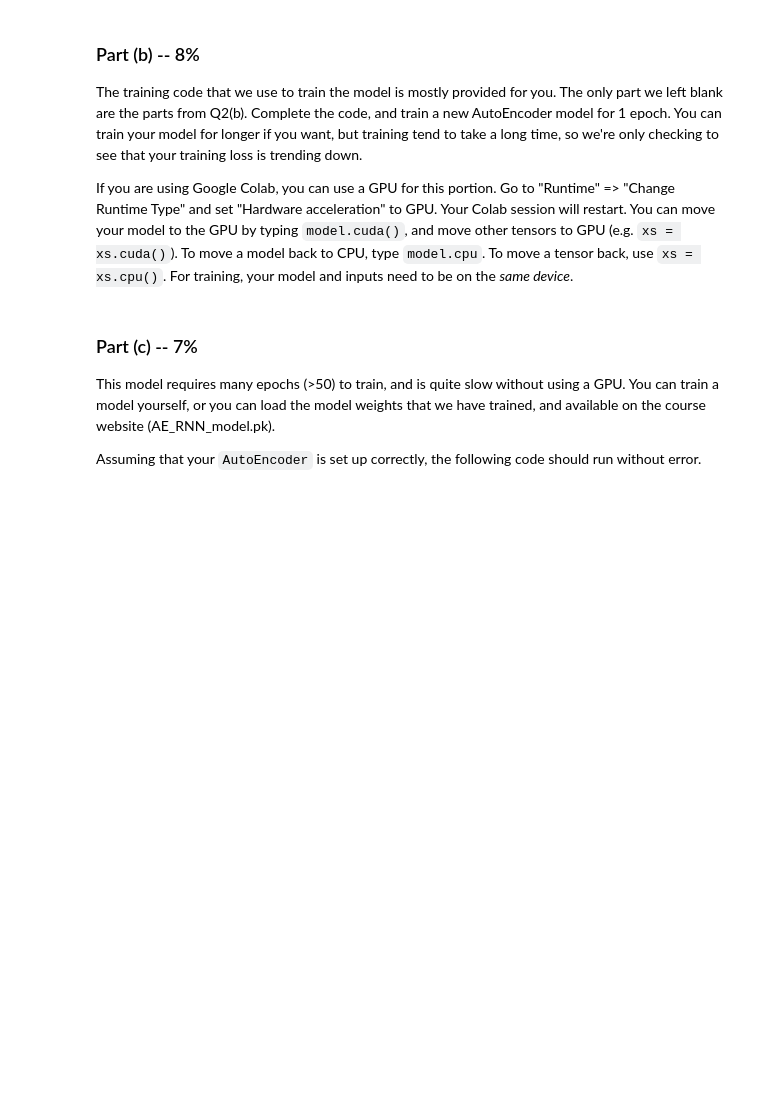
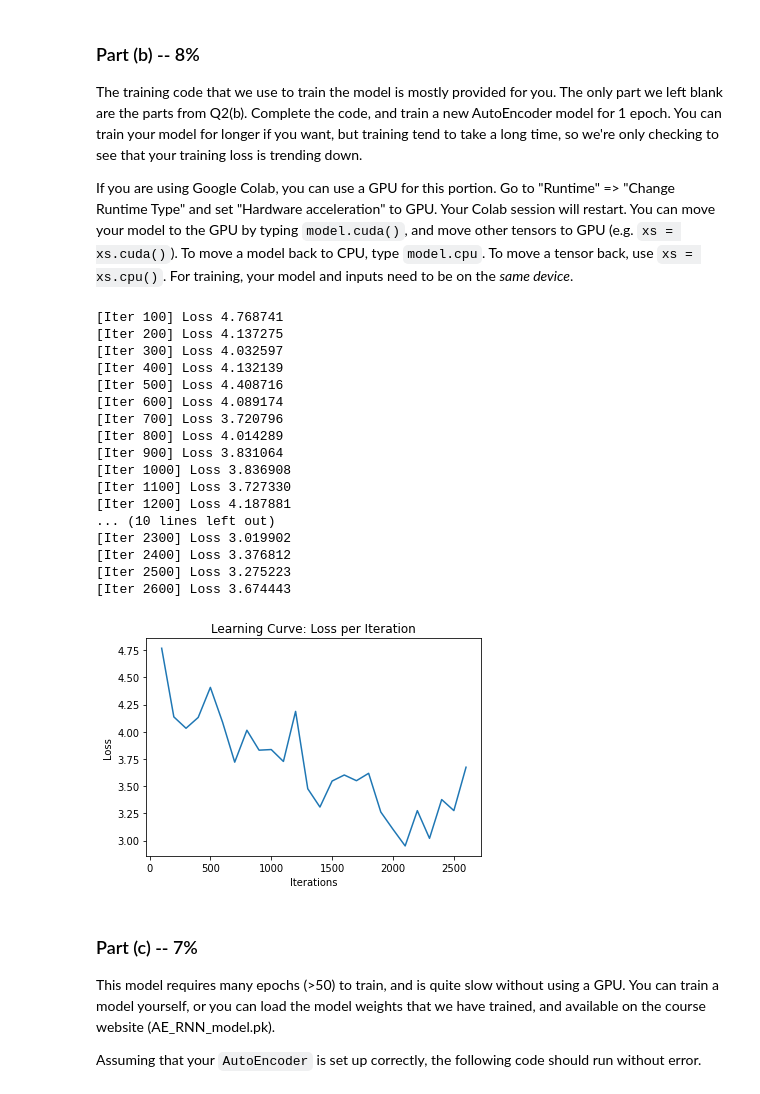
Before and after one commit to shaniklein/Introduction-to-Deep-Learning, a Jupyter notebook: Assignment4.ipynb, the cells around one changed output. Drawn from its saved outputs; the diff is of its cells as text; code cells hidden in the pictures; blank space fills up the shorter version.

```diff
--- a/Assignment4.ipynb
+++ b/Assignment4.ipynb
@@ -669,15 +644,37 @@ def train_autoencoder(model, batch_size=64, learning_rate=0.001, num_epochs=10):
 # %%
 # change name of original signature
-def plot_learning_curve(iters, train_losses,val_losses):
+def plot_learning_curve(iters, train_losses):
     """
     Plot the learning curve.
     """
     plt.title("Learning Curve: Loss per Iteration")
     plt.plot(iters, train_losses, label="Train")
-    plt.plot(iters, val_losses, label="Validation")
     plt.xlabel("Iterations")
     plt.ylabel("Loss")
     plt.show()
+# %%
+model = AutoEncoder(vocab_size, 128, 128).cuda()
+iters, losses = train_autoencoder(model,num_epochs=1)
+plot_learning_curve(iters, losses)
+# %% [output]
+[Iter 100] Loss 4.768741
+[Iter 200] Loss 4.137275
+[Iter 300] Loss 4.032597
+[Iter 400] Loss 4.132139
+[Iter 500] Loss 4.408716
+[Iter 600] Loss 4.089174
+[Iter 700] Loss 3.720796
+[Iter 800] Loss 4.014289
+[Iter 900] Loss 3.831064
+[Iter 1000] Loss 3.836908
+[Iter 1100] Loss 3.727330
+[Iter 1200] Loss 4.187881
+... (10 lines left out)
+[Iter 2300] Loss 3.019902
+[Iter 2400] Loss 3.376812
+[Iter 2500] Loss 3.275223
+[Iter 2600] Loss 3.674443
+[figure, added]
 # %% [markdown]
 ### Part (c) -- 7%
 
```
Also changed, not shown: parts of 18 cells of this notebook.
